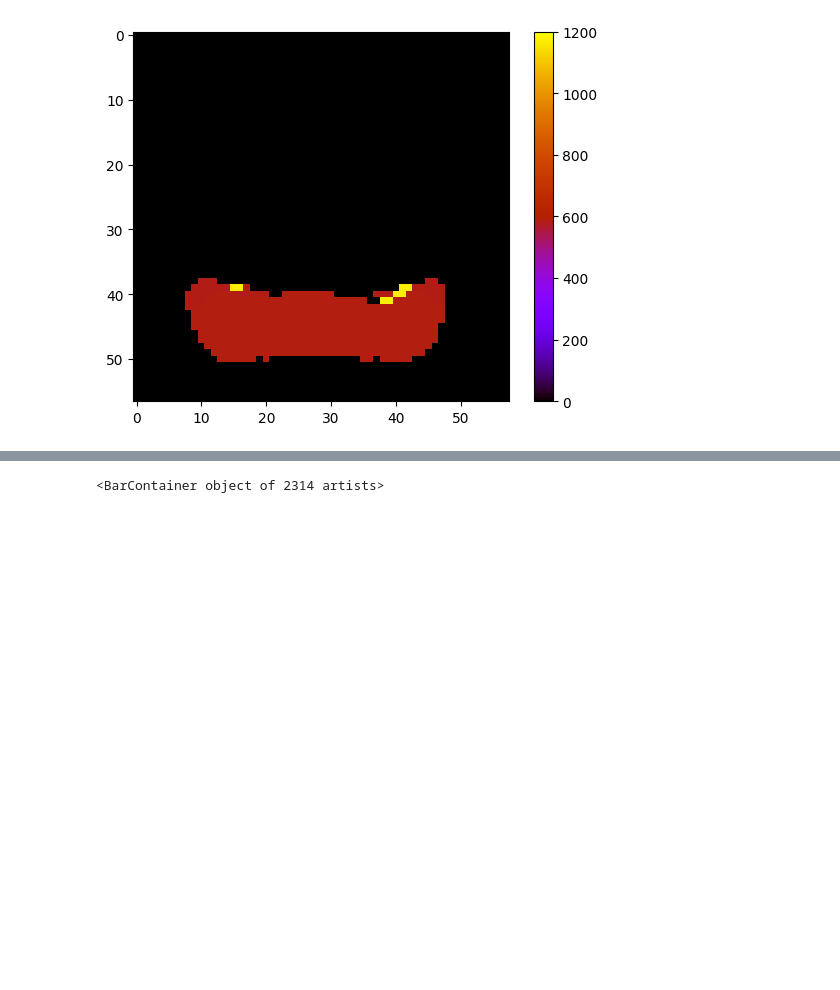
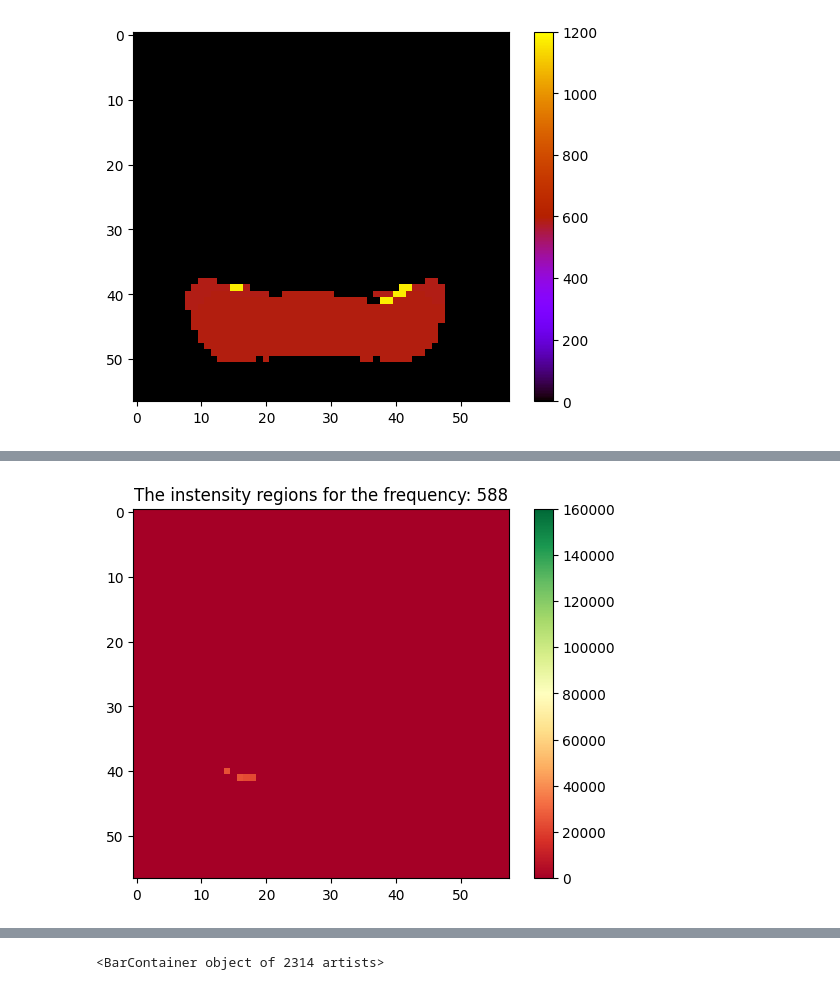
Before and after one commit to CaffineAddic/Wavelet_transforms_in_schlieren_flame_images, a Jupyter notebook: harr_transform_german.ipynb, the cells around one changed output, grey strips where cells are left out. Cells and saved outputs as stored; diff of their text form; code cells hidden in the pictures; blank space fills up the shorter version.

```diff
--- a/harr_transform_german.ipynb
+++ b/harr_transform_german.ipynb
@@ -303,0 +328,4 @@ plt.clim(0, 1200)
+# %%
+show_freq(x_data_fil, y_data_fil, np.unique(x_data_fil[-1, :])[3])
+# %% [output]
+[figure, added]
```
Also changed, not shown: parts of 26 cells of this notebook.
